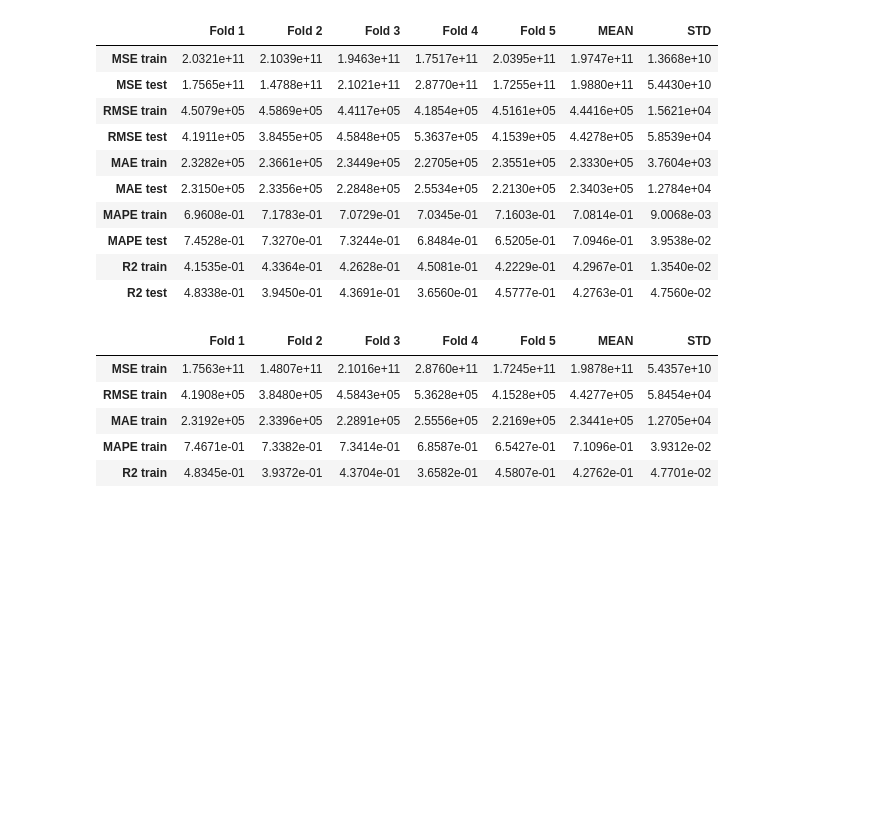
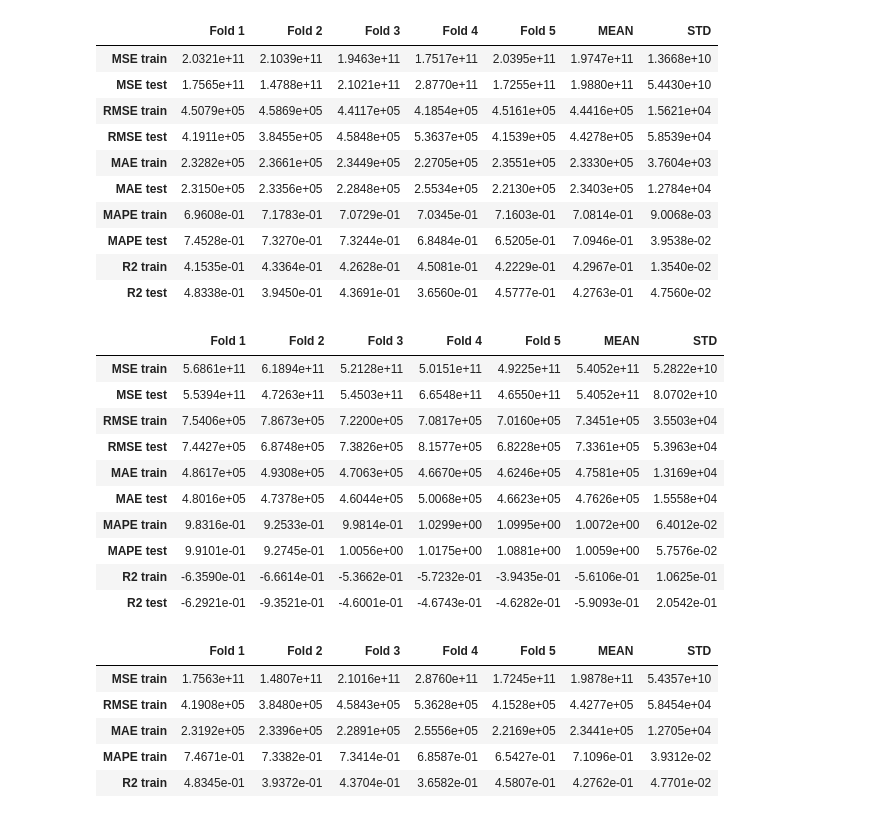
Before and after one commit to kznts9v-1lya/machine-learning-course, a Jupyter notebook: project/Linear regression, gradient descent method.ipynb, the cells around one changed output. Saved outputs shown, nothing was run; the diff lists cells and outputs as text; code cells hidden in the pictures; blank space fills up the shorter version.

Commit message:
Task 1 added Stochastic Gradient Descent

```diff
--- a/project/Linear regression, gradient descent method.ipynb
+++ b/project/Linear regression, gradient descent method.ipynb
@@ -7,4 +7,21 @@ import warnings
 warnings.filterwarnings('ignore')
 # %% [markdown]
 Cамостоятельно реализовать функцию gradient_descent(X, y), которая по заданной обучающей выборке обучает модель линейной регрессии, оптимизируя функционал методом градиентного спуска (Batch Gradient Descent, GD) и возвращая вектор весов w. В качестве функционала можно выбрать, например, функцию ошибок MSE + $L_2$-регуляризатор. Использовать матрично-векторные операции для вычисления градиента.
+# %%
+import numpy as np
+
+np.set_printoptions(precision=4)
+np.random.seed(19)
+
+# Добавляем фиктивный признак
+def dummy_feature(X: np.ndarray) -> np.ndarray:
+    X_copy = X.copy()
+    if X.ndim == 1:
+        X_copy = X_copy.reshape(-1, 1)
+    ones = np.ones((X_copy.shape[0], 1))
+    return np.concatenate((ones, X_copy), axis=1)
+
+def linear_model(X: np.ndarray, W: np.ndarray) -> np.ndarray:
+    X = dummy_feature(X)
+    return np.matmul(X, W)
 # %%
@@ -354,0 +401,2 @@ array([499425.6582, 166991.4502, -28387.5436, 110504.207 ,  51923.9013,
+# %%
+W_stochastic, _ = stochastic_gradient_descent(X=x_train_scaled, y=y_train.to_numpy(), alpha_value=optimal_alpha, epsilon_value=optimal_epsilon)
@@ -479,6 +574,51 @@ gd_results_df
 | MAPE test | 7.4528e-01 | 7.3270e-01 | 7.3244e-01 | 6.8484e-01 | 6.5205e-01 | 7.0946e-01 | 3.9538e-02 |
 | R2 train | 4.1535e-01 | 4.3364e-01 | 4.2628e-01 | 4.5081e-01 | 4.2229e-01 | 4.2967e-01 | 1.3540e-02 |
 | R2 test | 4.8338e-01 | 3.9450e-01 | 4.3691e-01 | 3.6560e-01 | 4.5777e-01 | 4.2763e-01 | 4.7560e-02 |
+# %%
+sgd_results_df = pd.DataFrame(index=['MSE train', 'MSE test',
+                                    'RMSE train', 'RMSE test',
+                                    'MAE train', 'MAE test',
+                                    'MAPE train', 'MAPE test',
+                                    'R2 train', 'R2 test'])
+kfold = KFold(n_splits=5)
+
+for fold, (train, test) in enumerate(kfold.split(X=x_train_scaled_df, y=y_train)):
+    W_stochastic, _ = stochastic_gradient_descent(x_train_scaled_df.iloc[train, :], y_train.iloc[train].to_numpy(),
+                            alpha_value=optimal_alpha, epsilon_value=optimal_epsilon)
+
+    y_fold_train = linear_model(x_train_scaled_df.iloc[train, :], W_stochastic)
+    y_fold_test = linear_model(x_train_scaled_df.iloc[test, :], W_stochastic)
+
+    sgd_results_df.insert(fold, f"Fold {fold + 1}",
+                         [mean_squared_error(y_train.iloc[train], y_fold_train, squared=True),
+                          mean_squared_error(y_train.iloc[test], y_fold_test, squared=True),
+                          mean_squared_error(y_train.iloc[train], y_fold_train, squared=False),
+                          mean_squared_error(y_train.iloc[test], y_fold_test, squared=False),
+                          mean_absolute_error(y_train.iloc[train], y_fold_train),
+                          mean_absolute_error(y_train.iloc[test], y_fold_test),
+                          mean_absolute_percentage_error(y_train.iloc[train], y_fold_train),
+                          mean_absolute_percentage_error(y_train.iloc[test], y_fold_test),
+                          r2_score(y_train.iloc[train], y_fold_train),
+                          r2_score(y_train.iloc[test], y_fold_test)])
+
+mean = sgd_results_df.mean(axis=1)
+std = sgd_results_df.std(axis=1)
+sgd_results_df["MEAN"] = mean
+sgd_results_df["STD"] = std
+
+sgd_results_df
+# %% [output]
+|  | Fold 1 | Fold 2 | Fold 3 | Fold 4 | Fold 5 | MEAN | STD |
+| MSE train | 5.6861e+11 | 6.1894e+11 | 5.2128e+11 | 5.0151e+11 | 4.9225e+11 | 5.4052e+11 | 5.2822e+10 |
+| MSE test | 5.5394e+11 | 4.7263e+11 | 5.4503e+11 | 6.6548e+11 | 4.6550e+11 | 5.4052e+11 | 8.0702e+10 |
+| RMSE train | 7.5406e+05 | 7.8673e+05 | 7.2200e+05 | 7.0817e+05 | 7.0160e+05 | 7.3451e+05 | 3.5503e+04 |
+| RMSE test | 7.4427e+05 | 6.8748e+05 | 7.3826e+05 | 8.1577e+05 | 6.8228e+05 | 7.3361e+05 | 5.3963e+04 |
+| MAE train | 4.8617e+05 | 4.9308e+05 | 4.7063e+05 | 4.6670e+05 | 4.6246e+05 | 4.7581e+05 | 1.3169e+04 |
+| MAE test | 4.8016e+05 | 4.7378e+05 | 4.6044e+05 | 5.0068e+05 | 4.6623e+05 | 4.7626e+05 | 1.5558e+04 |
+| MAPE train | 9.8316e-01 | 9.2533e-01 | 9.9814e-01 | 1.0299e+00 | 1.0995e+00 | 1.0072e+00 | 6.4012e-02 |
+| MAPE test | 9.9101e-01 | 9.2745e-01 | 1.0056e+00 | 1.0175e+00 | 1.0881e+00 | 1.0059e+00 | 5.7576e-02 |
+| R2 train | -6.3590e-01 | -6.6614e-01 | -5.3662e-01 | -5.7232e-01 | -3.9435e-01 | -5.6106e-01 | 1.0625e-01 |
+| R2 test | -6.2921e-01 | -9.3521e-01 | -4.6001e-01 | -4.6743e-01 | -4.6282e-01 | -5.9093e-01 | 2.0542e-01 |
 # %%
 from sklearn.model_selection import cross_val_score
 
```
Also changed, not shown: parts of 18 cells of this notebook.
